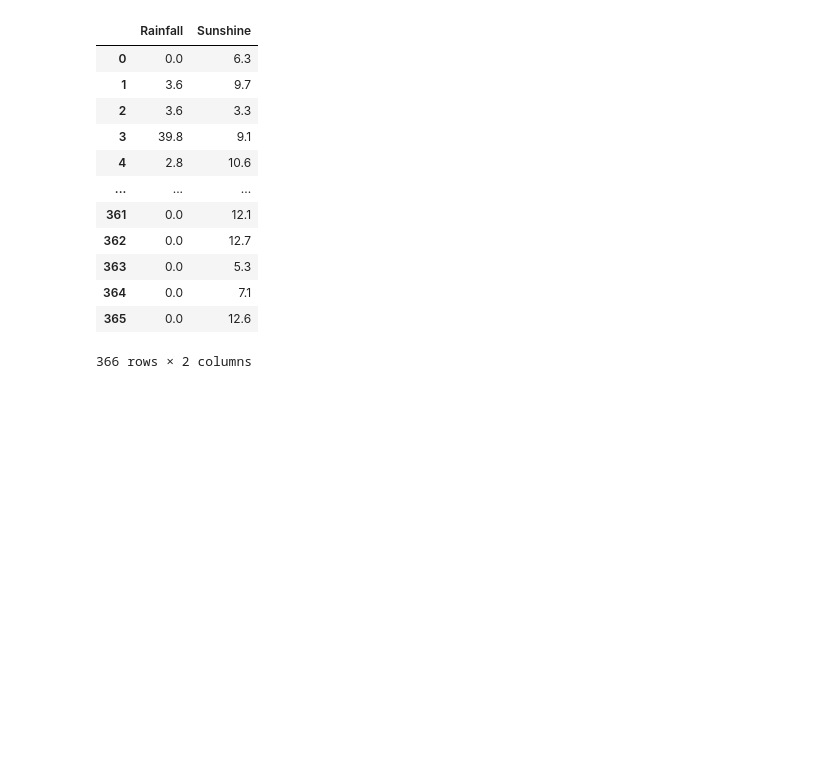
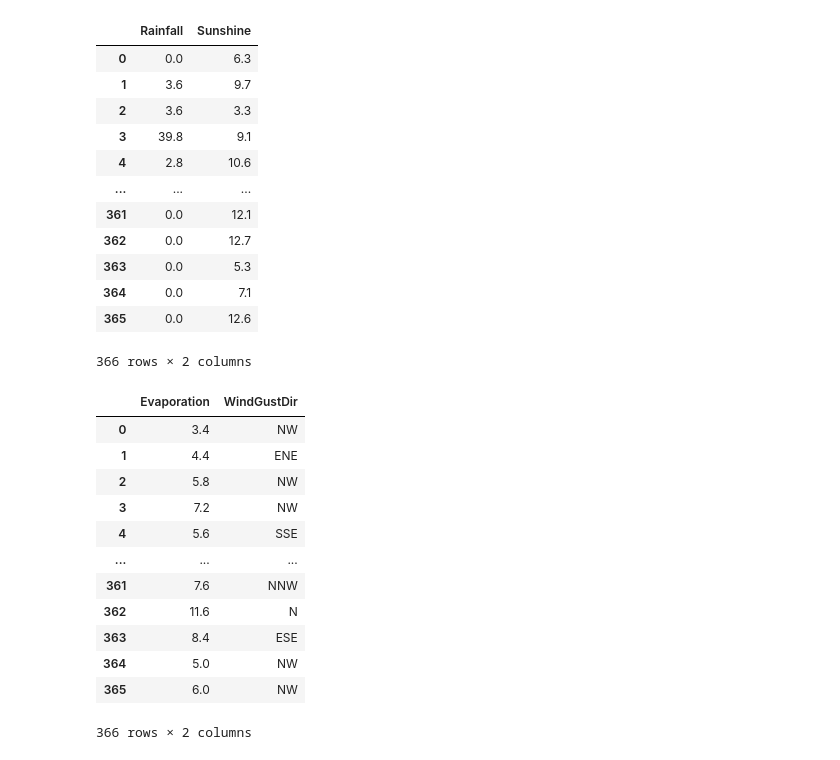
Before and after one commit to sudhanshuit9/Data_Visualisations, a Jupyter notebook: pandas.ipynb, the cells around one changed output. Cells and saved outputs as stored; diff of their text form; code cells hidden in the pictures; blank space fills up the shorter version.

```diff
--- a/pandas.ipynb
+++ b/pandas.ipynb
@@ -85,3 +85,19 @@ data[['Rainfall', 'Sunshine']]
 | 364 | 0.0 | 7.1 |
 | 365 | 0.0 | 12.6 |
 366 rows × 2 columns
+# %%
+data[['Evaporation', 'WindGustDir']]
+# %% [output]
+|  | Evaporation | WindGustDir |
+| 0 | 3.4 | NW |
+| 1 | 4.4 | ENE |
+| 2 | 5.8 | NW |
+| 3 | 7.2 | NW |
+| 4 | 5.6 | SSE |
+| ... | ... | ... |
+| 361 | 7.6 | NNW |
+| 362 | 11.6 | N |
+| 363 | 8.4 | ESE |
+| 364 | 5.0 | NW |
+| 365 | 6.0 | NW |
+366 rows × 2 columns
```
